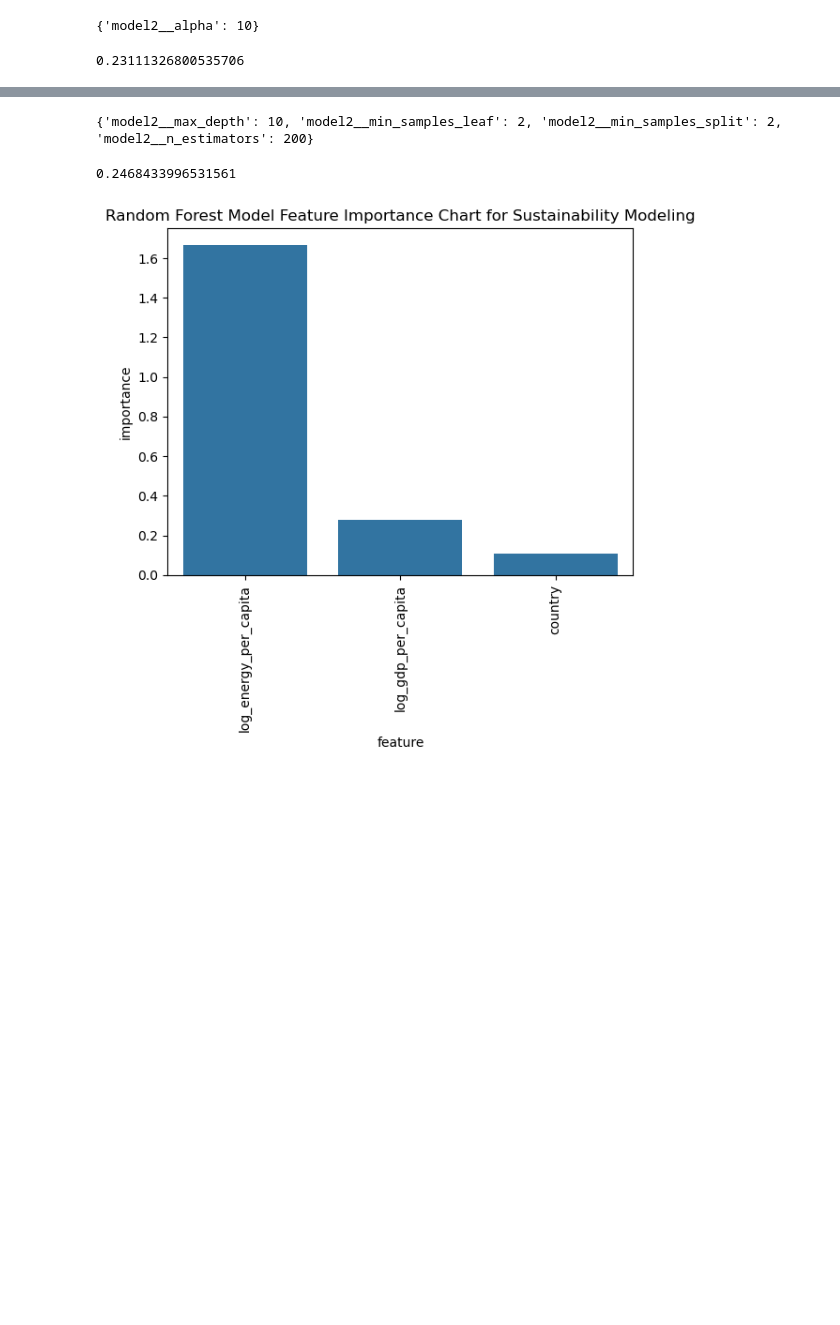
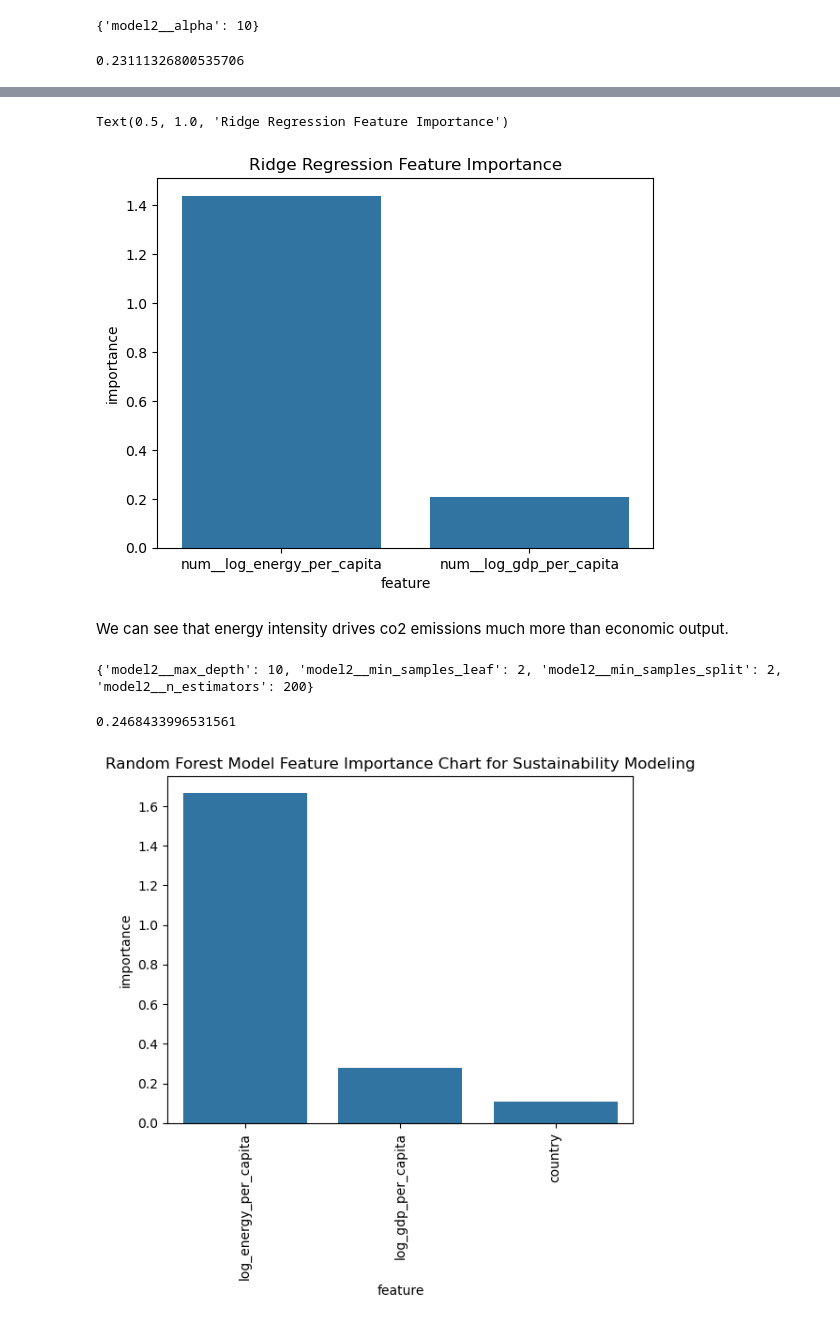
Before and after one commit to gawandesailee-lab/learndsp, a Jupyter notebook: Data Science Capstone 2 Project/notebooks/05_Modeling.ipynb, the cells around one changed output, grey strips where cells are left out. Drawn from its saved outputs; the diff is of its cells as text; code cells hidden in the pictures; blank space fills up the shorter version.

```diff
--- a/Data Science Capstone 2 Project/notebooks/05_Modeling.ipynb
+++ b/Data Science Capstone 2 Project/notebooks/05_Modeling.ipynb
@@ -333,3 +410,18 @@ print(rmse)
+# %%
+#assessing feature importance with ridge regression model
+ridge_model = grid_ridge2.best_estimator_
+coef = ridge_model.named_steps['model2'].coef_
+features = ridge_model.named_steps['preprocessor2'].get_feature_names_out()
+ridge_feature_imp = pd.DataFrame({'feature': features, 'coefficient': coef, 'importance':np.abs(coef)}).sort_values(by='importance',ascending=False)
+ridge_feature_imp_core = ridge_feature_imp[ridge_feature_imp['feature'].isin(['num__log_energy_per_capita','num__log_gdp_per_capita'])]
+ridge_feature_imp_core
+_=sns.barplot(ridge_feature_imp_core, x='feature', y='importance')
+plt.title("Ridge Regression Feature Importance")
+# %% [output]
+Text(0.5, 1.0, 'Ridge Regression Feature Importance')
+[figure, added]
+# %% [markdown]
+We can see that energy intensity drives co2 emissions much more than economic output.
 # %%
 #Random Forest Scaled Model
 #pipeline + grid search
```
Also changed, not shown: parts of 45 cells of this notebook.
